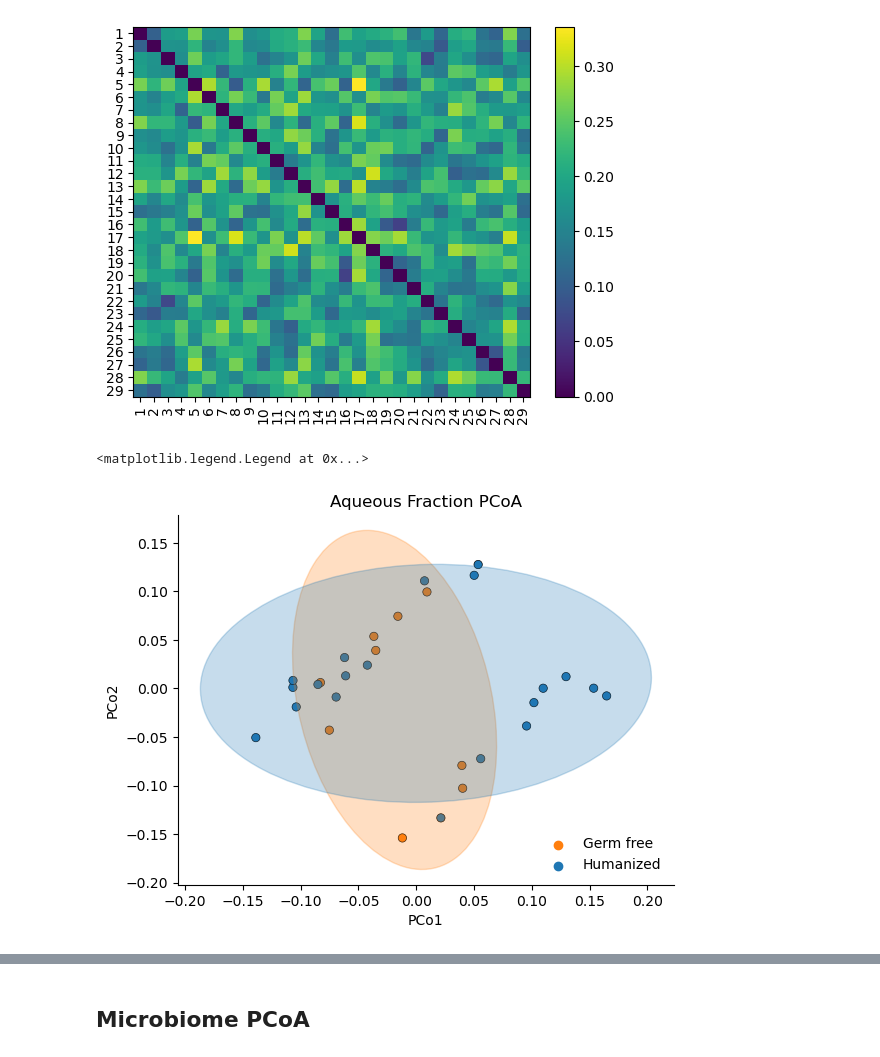
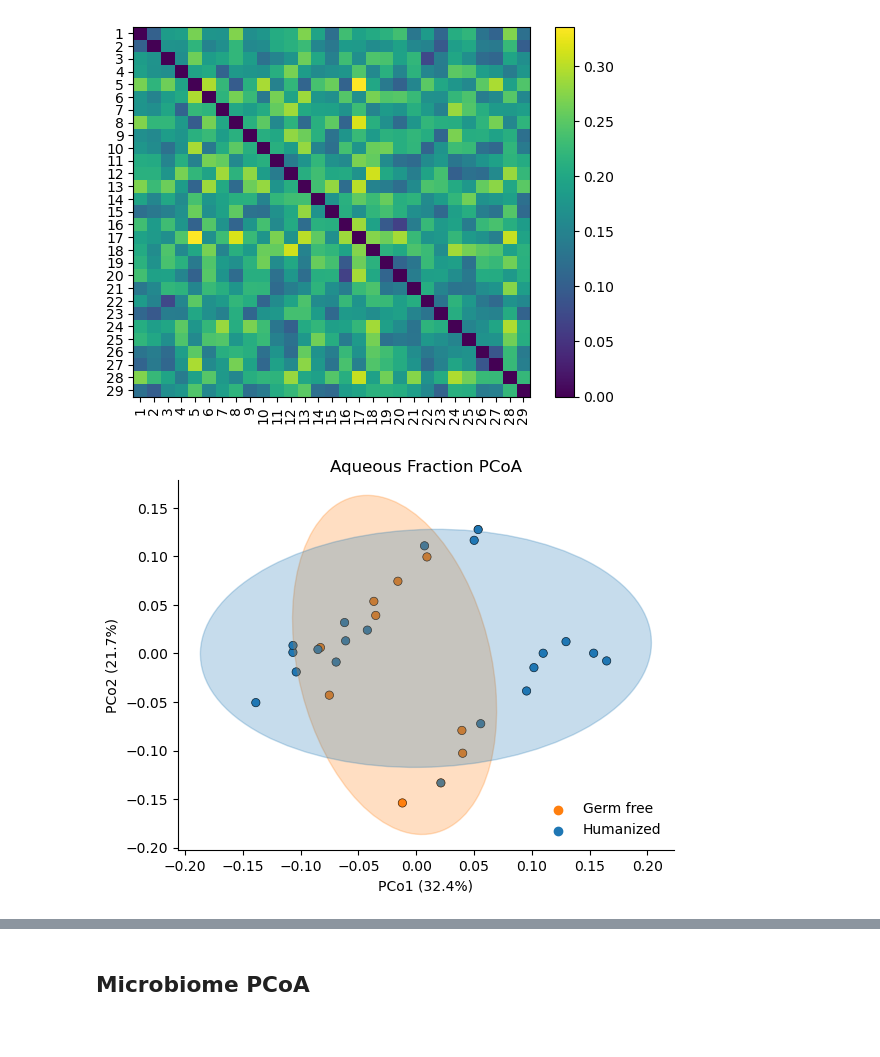
Before and after one commit to sterrettJD/GT-micro-metabo, a Jupyter notebook: analysis/GT_in_plasma.ipynb, the cells around one changed output, grey strips where cells are left out. Cells and saved outputs as stored; diff of their text form; code cells hidden in the pictures.

Commit message:
add prop explained and export PCoA

```diff
--- a/analysis/GT_in_plasma.ipynb
+++ b/analysis/GT_in_plasma.ipynb
@@ -278,30 +278,33 @@ aqueous_bray
 [figure]
 # %%
 aqueous_pcoa_res = ordination.pcoa(aqueous_bray, number_of_dimensions=3)
+prop_PC1 = round(aqueous_pcoa_res.proportion_explained[0], 3)*100
+prop_PC2 = round(aqueous_pcoa_res.proportion_explained[1], 3)*100
+
 ax = sns.scatterplot(x=aqueous_pcoa_res.samples["PC1"],
                      y=aqueous_pcoa_res.samples["PC2"],
                      hue=GF, hue_order=["Germ free", "Humanized"],
                      palette=["tab:orange","tab:blue"], edgecolor="black")
-ax.set(xlabel="PCo1", ylabel="PCo2", title="Aqueous Fraction PCoA")
+ax.set(xlabel=f"PCo1 ({prop_PC1}%)", ylabel=f"PCo2 ({prop_PC2}%)", title="Aqueous Fraction PCoA")
 ax.spines[["top", "right"]].set_visible(False)
 
 confidence_ellipse(aqueous_pcoa_res.samples.loc[GF=="Germ free", "PC1"],
                    aqueous_pcoa_res.samples.loc[GF=="Germ free", "PC2"],
                    n_std=2.0,
                    ax=ax, edgecolor='tab:orange',
                    alpha=0.25, facecolor='tab:orange')
 
 confidence_ellipse(aqueous_pcoa_res.samples.loc[GF=="Humanized", "PC1"],
                    aqueous_pcoa_res.samples.loc[GF=="Humanized", "PC2"],
                    n_std=2.0,
                    ax=ax, edgecolor='tab:blue',
                    alpha=0.25, facecolor='tab:blue')
 
 
 plt.legend(title=None, frameon=False)
+plt.savefig("../figures/Aqueous_BC_PCoA_ellipse.pdf")
 # %% [output]
-<matplotlib.legend.Legend at 0x...>
-[figure, old version]
+[figure, new version]
 # %%
 lipid_bray = beta_diversity(metric="braycurtis",
                               counts=raw_lipid.drop(metabo_info_cols, axis=0).reindex(metabo_metadata.index),
```
Also changed, not shown: parts of 2 cells of this notebook.
